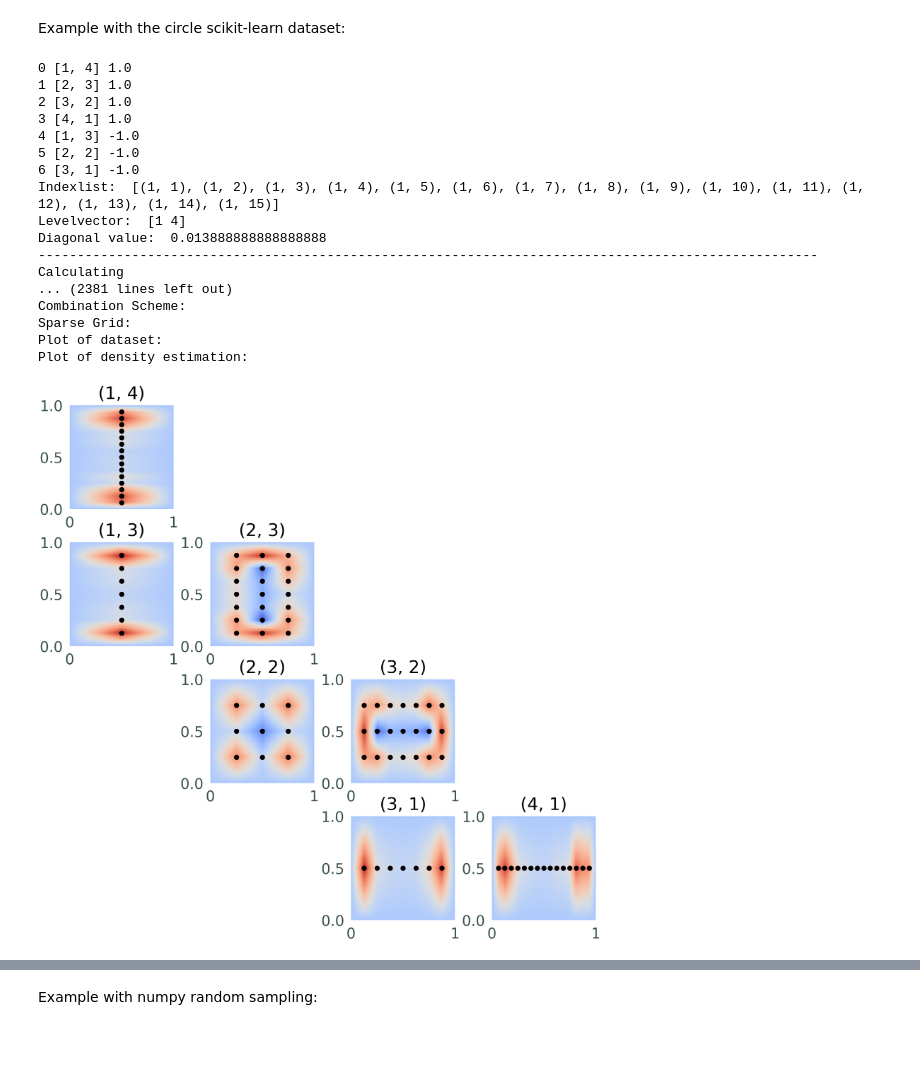
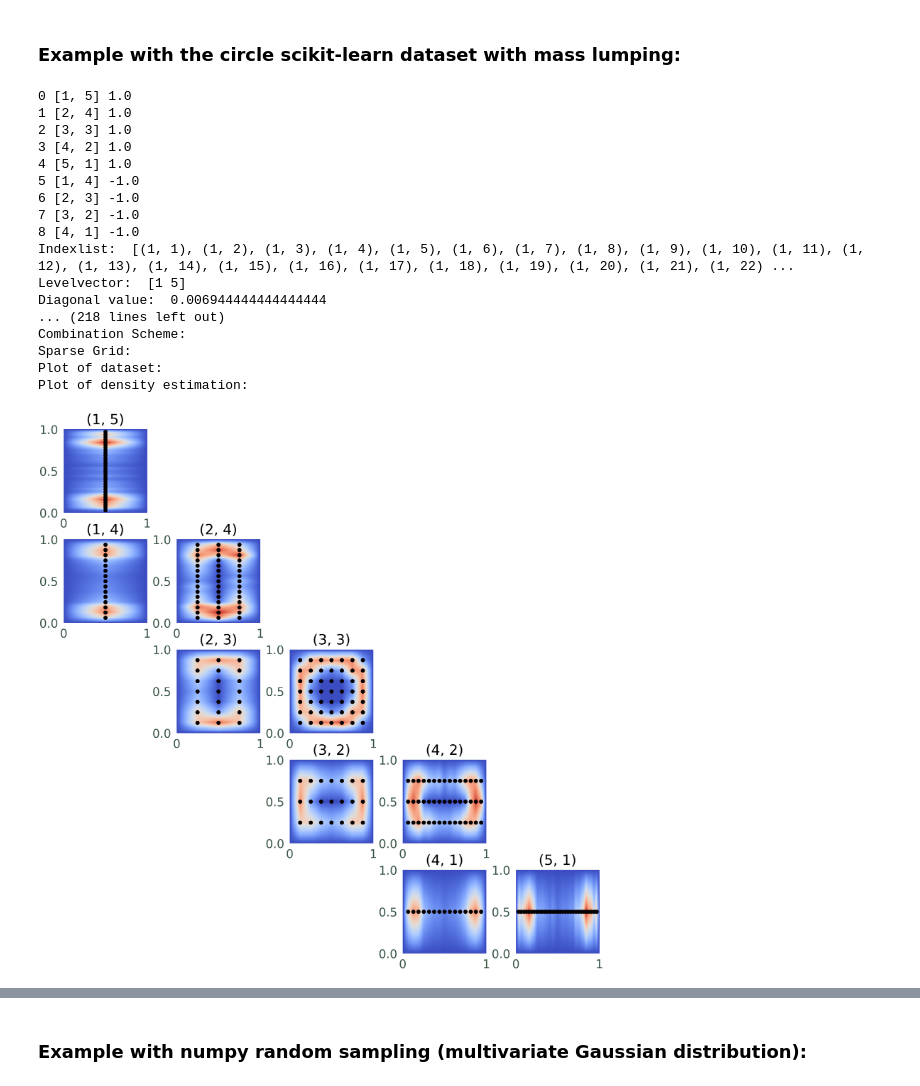
Before and after one commit to obersteiner/sparseSpACE, a Jupyter notebook: SGDE/Example.ipynb, the cells around one changed output, grey strips where cells are left out. Cells and saved outputs as stored; diff of their text form; code cells hidden in the pictures; blank space fills up the shorter version.

Commit message:
updated examples and added scripts to generate the values used in the thesis.

```diff
--- a/SGDE/Example.ipynb
+++ b/SGDE/Example.ipynb
@@ -1,5 +1,5 @@
 # %% [markdown]
-Example with the circle scikit-learn dataset:
+### Example with the circle scikit-learn dataset with mass lumping:
 # %%
 from sys import path
 path.append('../src/')
@@ -13,51 +13,54 @@ from sklearn import datasets
 # dimension of the problem
 dim = 2
 
+# define size for the generated data sets
+size = 500
+
 # define the domain boundaries
 a = np.zeros(dim)
 b = np.ones(dim)
 
 # define the data
-data = datasets.make_circles(500, noise = 0.05)
+data = datasets.make_circles(size, noise = 0.05)
 
 # initialize the grid operation
-operation = DensityEstimation(data, dim)
+operation = DensityEstimation(data, dim, masslumping=True, lambd= 0.0)
 
 # initialize the StandardCombi with the DE
 combiObject = StandardCombi(a, b, operation=operation)
 
 # define the min and max level of the combi grid
 minimum_level = 1
-maximum_level = 4
+maximum_level = 5
 
 # perform the density estimation operation, has to be done before the printing and plotting
 combiObject.perform_operation(minimum_level, maximum_level)
 print("Combination Scheme:")
 # when you pass the operation the function also plots the contour plot of each component grid
 combiObject.print_resulting_combi_scheme(operation=operation)
 print("Sparse Grid:")
 combiObject.print_resulting_sparsegrid(markersize=20)
 print("Plot of dataset:")
 operation.plot_dataset()
 print("Plot of density estimation:")
 # when contour = True, the contour plot is shown next to the 3D plot
 combiObject.plot(contour=True)
 # %% [output]
-0 [1, 4] 1.0
-1 [2, 3] 1.0
-2 [3, 2] 1.0
-3 [4, 1] 1.0
-4 [1, 3] -1.0
-5 [2, 2] -1.0
-6 [3, 1] -1.0
-Indexlist:  [(1, 1), (1, 2), (1, 3), (1, 4), (1, 5), (1, 6), (1, 7), (1, 8), (1, 9), (1, 10), (1, 11), (1, 12), (1, 13), (1, 14), (1, 15)]
-Levelvector:  [1 4]
-Diagonal value:  0.013888888888888888
-----------------------------------------------------------------------------------------------------
-Calculating
-... (2381 lines left out)
+0 [1, 5] 1.0
+1 [2, 4] 1.0
+2 [3, 3] 1.0
+3 [4, 2] 1.0
+4 [5, 1] 1.0
+5 [1, 4] -1.0
+6 [2, 3] -1.0
+7 [3, 2] -1.0
+8 [4, 1] -1.0
+Indexlist:  [(1, 1), (1, 2), (1, 3), (1, 4), (1, 5), (1, 6), (1, 7), (1, 8), (1, 9), (1, 10), (1, 11), (1, 12), (1, 13), (1, 14), (1, 15), (1, 16), (1, 17), (1, 18), (1, 19), (1, 20), (1, 21), (1, 22) ...
+Levelvector:  [1 5]
+Diagonal value:  0.006944444444444444
+... (218 lines left out)
 Combination Scheme:
 Sparse Grid:
 Plot of dataset:
 Plot of density estimation:
-[figure, old version]
+[figure, new version]
@@ -67,3 +70,3 @@ Plot of density estimation:
 # %% [markdown]
-Example with numpy random sampling:
+### Example with numpy random sampling (multivariate Gaussian distribution):
 # %%
```
Also changed, not shown: parts of 4 cells of this notebook, 7 other files.
